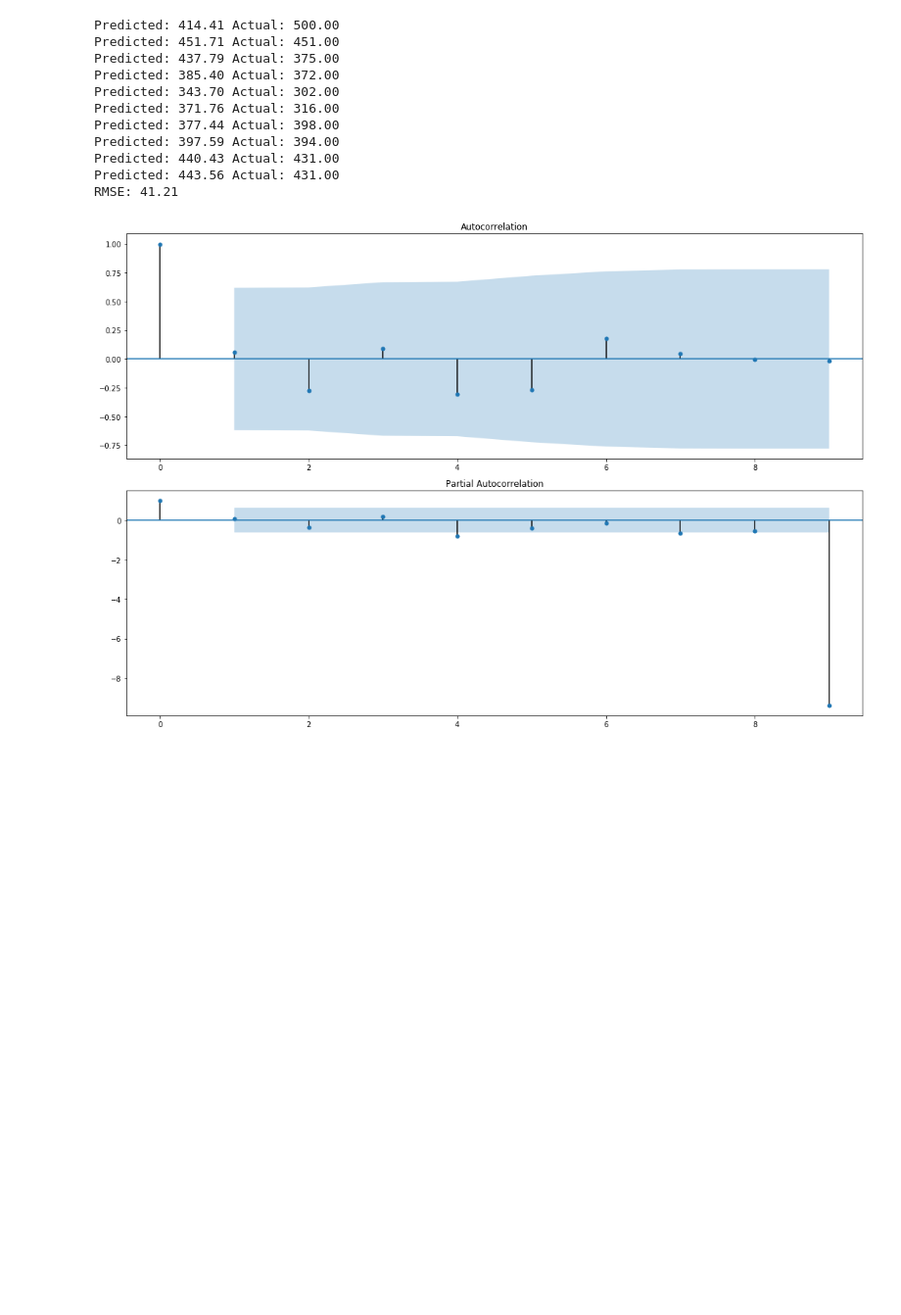
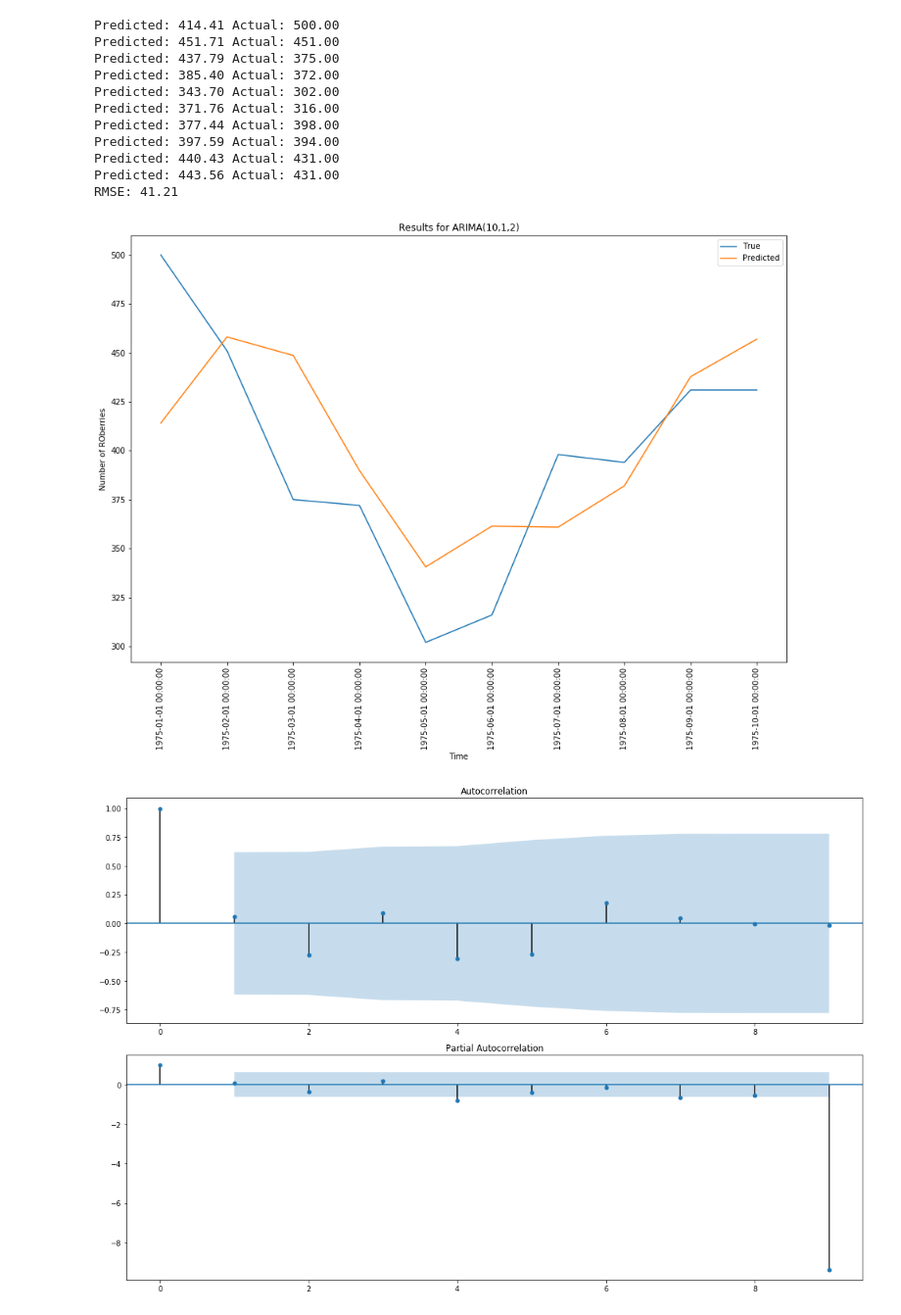
Before and after one commit to emmanuel-boly/ARIMA-Monthly-Armed-Robberies-in-Boston, a Jupyter notebook: Model.ipynb, the cells around one changed output. Shown at 98% size. Saved outputs shown, nothing was run; the diff lists cells and outputs as text; code cells hidden in the pictures; blank space fills up the shorter version.

Commit message:
Added True vs predicted plot for ARIMA(10,1,2)

```diff
--- a/Model.ipynb
+++ b/Model.ipynb
@@ -557,6 +557,18 @@ Predicted: 397.59 Actual: 394.00
 Predicted: 440.43 Actual: 431.00
 Predicted: 443.56 Actual: 431.00
 RMSE: 41.21
+# %%
+plt.figure(figsize=(15,10))
+plt.plot(dev_data.values, label='True')
+plt.plot(predictions, label='Predicted')
+plt.xticks(np.linspace(0,9, 10), dev_data.index, rotation=90 )
+plt.ylabel('Number of ROberries')
+plt.xlabel('Time')
+plt.legend()
+plt.title('Results for ARIMA(10,1,2)')
+plt.show()
+# %% [output]
+[figure, added]
 # %%
 # compute residuals
 final_arima_rsd = [dev_data[i] - prediction[i] for i in range(len(dev_data))]
```
Also changed, not shown: parts of 1 cell of this notebook.
